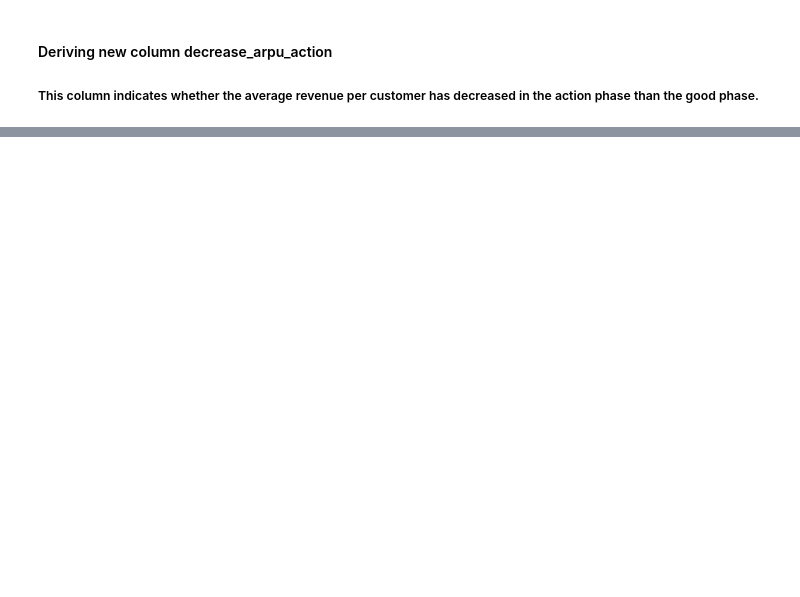
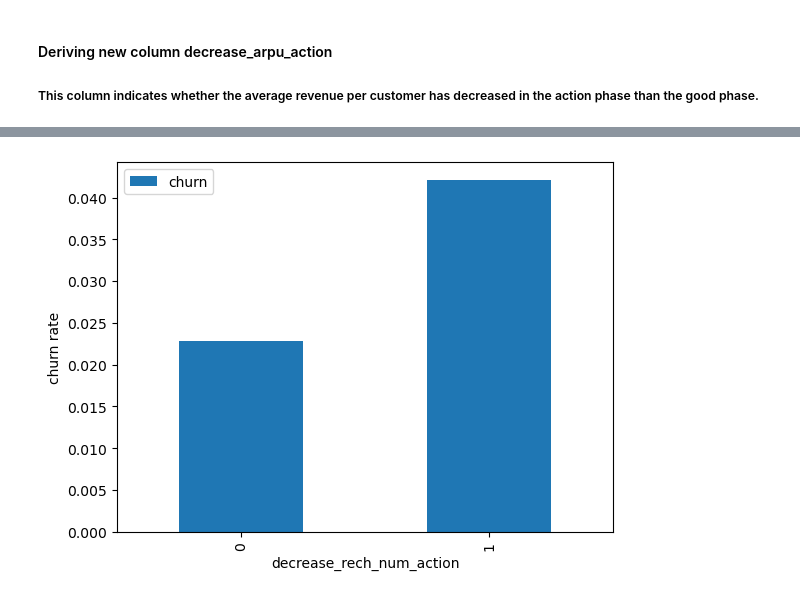
Before and after one commit to burakarabacioglu/Vodafone-ML-Internship-Portfolio, a Jupyter notebook: Customer_Churn_Prediction/churn_prediction.ipynb, the cells around one changed output, grey strips where cells are left out. Drawn from its saved outputs; the diff is of its cells as text; code cells hidden in the pictures; blank space fills up the shorter version.

```diff
--- a/Customer_Churn_Prediction/churn_prediction.ipynb
+++ b/Customer_Churn_Prediction/churn_prediction.ipynb
@@ -559,0 +579,6 @@ data.head()
+# %%
+data.pivot_table(values='churn', index='decrease_rech_num_action', aggfunc='mean').plot.bar()
+plt.ylabel('churn rate')
+plt.show()
+# %% [output]
+[figure, added]
```
Also changed, not shown: parts of 28 cells of this notebook.
